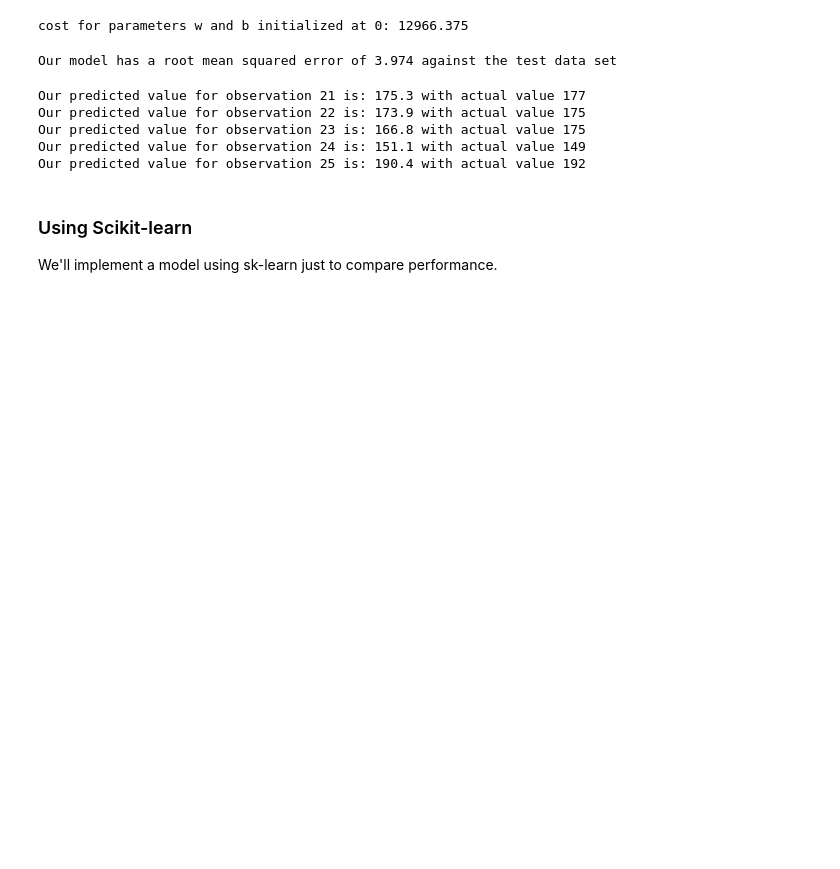
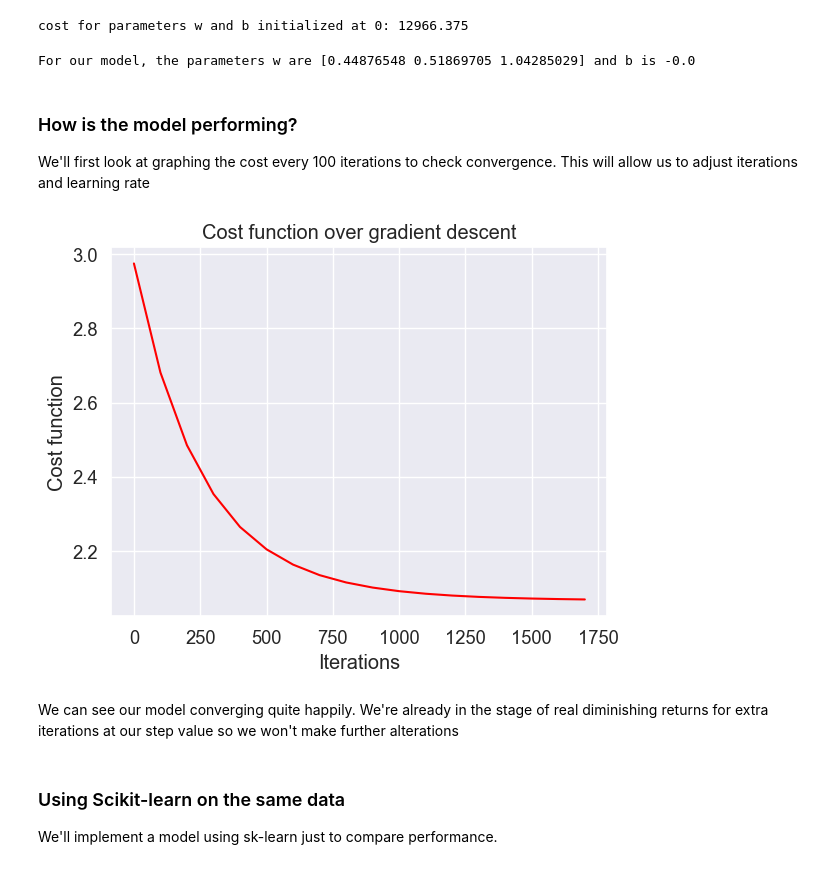
Before and after one commit to JakeMWu/multiple-linear-regression, a Jupyter notebook: multi_linear_regress.ipynb, the cells around one changed output. Cells and saved outputs as stored; diff of their text form; code cells hidden in the pictures; blank space fills up the shorter version.

```diff
--- a/multi_linear_regress.ipynb
+++ b/multi_linear_regress.ipynb
@@ -3,4 +3,11 @@ import copy, math
 import pandas as pd
 import numpy as np
 import matplotlib.pyplot as plt
+import seaborn as sns
+sns.set_style("darkgrid")
+sns.set_palette("dark")
+plt.rcParams["figure.facecolor"] = "black"
+sns.set_color_codes("dark")
+sns.set_context("paper")
+sns.set(font_scale=1.2)
 # %% [markdown]
@@ -117,10 +126,12 @@ def gradient_descent(X, y, w_in, b_in, cost_function, gradient_function, alpha,
     Returns:
       w (ndarray (n,)) : updated values of parameters
       b (scalar)       : updated value of parameter
+      J (list)         : cost function at 100 iteration intervals
     """
 
     w = copy.deepcopy(w_in) # Avoid altering w_in
     b = b_in
+    J = [] # initializing a set to keep track of the cost every 100 iterations
 
     for i in range(num_iters):
 
@@ -130,7 +141,10 @@ def gradient_descent(X, y, w_in, b_in, cost_function, gradient_function, alpha,
         w = w - alpha * dj_dw
         b = b - alpha * dj_db # dj_db isn't altered by the new w value
 
-    return w, b
+        if i%100 == 0 and i !=0:
+            J.append(compute_cost(X_train, y_train, w, b))
+
+    return w, b, J
 # %%
 cost = compute_cost(X_train, y_train, w_init, b_init)
 print(f'cost for parameters w and b initialized at 0: {cost}')
@@ -139,13 +153,29 @@ cost for parameters w and b initialized at 0: 12966.375
 # %%
 # carrying out multiple linear regression via gradient descent
 alpha = 0.0001  # step size
-w, b = gradient_descent(X_train, y_train, w_init, b_init, compute_cost, compute_gradient, alpha, 10000)
+w, b, J = gradient_descent(X_train, y_train, w_init, b_init, compute_cost, compute_gradient, alpha, 2000)
 print(f"For our model, the parameters w are {w} and b is {round(b, 3)}")
+# %% [output]
+For our model, the parameters w are [0.44876548 0.51869705 1.04285029] and b is -0.0
+# %% [markdown]
+### How is the model performing?
+We'll first look at graphing the cost every 100 iterations to check convergence. This will allow us to adjust iterations and learning rate
+# %%
+iterations = [i * 100 for i in range(len(J))]
+
+sns.lineplot(x=iterations, y=J, color='red')
+
+plt.xlabel("Iterations")
+plt.ylabel("Cost function")
+plt.title("Cost function over gradient descent")
+plt.show()
+# %% [output]
+[figure, added]
+# %% [markdown]
+We can see our model converging quite happily. We're already in the stage of real diminishing returns for extra iterations at our step value so we won't make further alterations
 # %%
 test_cost = math.sqrt(compute_cost(X_test, y_test, w, b)*2) # rms error
 print(f"Our model has a root mean squared error of {round(test_cost, 3)} against the test data set")
-# %% [output]
-Our model has a root mean squared error of 3.974 against the test data set
 # %%
 # Performance of our model against the test set. Just something to eyeball
 our_predictions = np.zeros(5,)
@@ -153,14 +183,8 @@ for i in range(X_test.shape[0]):
     y = np.dot(w, X_test[0 + i]) + b
     our_predictions[i] = y # storing our test prediction in an array
     print(f"Our predicted value for observation {21+i} is: {round(y, 1)} with actual value {y_test[0 + i]}")
-# %% [output]
-Our predicted value for observation 21 is: 175.3 with actual value 177
-Our predicted value for observation 22 is: 173.9 with actual value 175
-Our predicted value for observation 23 is: 166.8 with actual value 175
-Our predicted value for observation 24 is: 151.1 with actual value 149
-Our predicted value for observation 25 is: 190.4 with actual value 192
 # %% [markdown]
-### Using Scikit-learn
+### Using Scikit-learn on the same data
 We'll implement a model using sk-learn just to compare performance.
 # %%
 from sklearn.linear_model import LinearRegression
```
Also changed, not shown: parts of 4 cells of this notebook.
